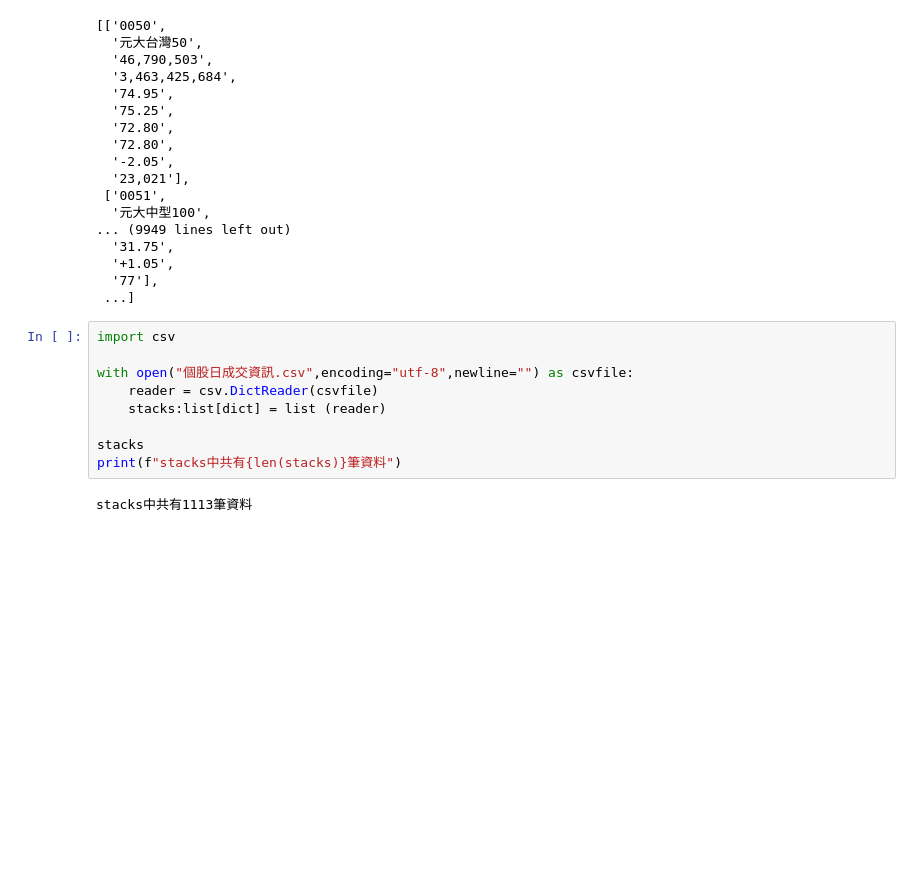
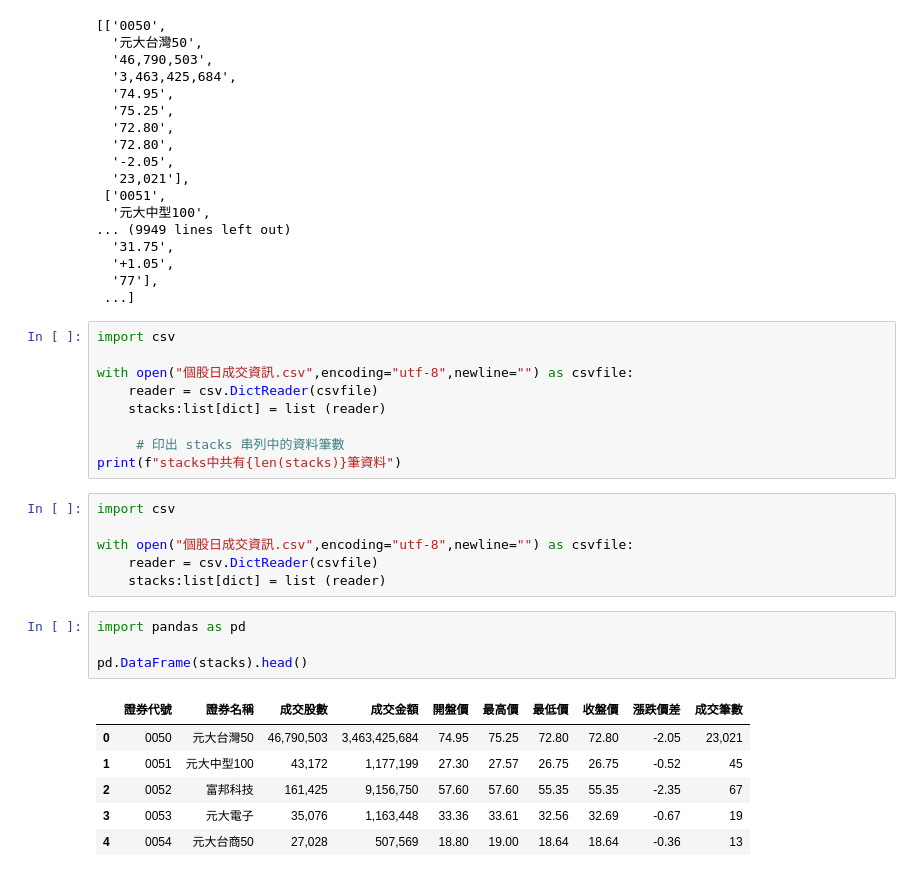
Before and after one commit to margart0114/Python_20250503, a Jupyter notebook: lesson10/lesson10_1.ipynb, the cells around one changed output. Drawn from its saved outputs; the diff is of its cells as text; blank space fills up the shorter version.

```diff
--- a/lesson10/lesson10_1.ipynb
+++ b/lesson10/lesson10_1.ipynb
@@ -33,7 +33,22 @@ with open("個股日成交資訊.csv",encoding="utf-8",newline="") as csvfile:
     reader = csv.DictReader(csvfile)
     stacks:list[dict] = list (reader)
 
-stacks
+     # 印出 stacks 串列中的資料筆數
 print(f"stacks中共有{len(stacks)}筆資料")
-# %% [output]
-stacks中共有1113筆資料
+# %%
+import csv
+
+with open("個股日成交資訊.csv",encoding="utf-8",newline="") as csvfile:
+    reader = csv.DictReader(csvfile)
+    stacks:list[dict] = list (reader)
+# %%
+import pandas as pd
+
+pd.DataFrame(stacks).head()
+# %% [output]
+|  | 證券代號 | 證券名稱 | 成交股數 | 成交金額 | 開盤價 | 最高價 | 最低價 | 收盤價 | 漲跌價差 | 成交筆數 |
+| 0 | 0050 | 元大台灣50 | 46,790,503 | 3,463,425,684 | 74.95 | 75.25 | 72.80 | 72.80 | -2.05 | 23,021 |
+| 1 | 0051 | 元大中型100 | 43,172 | 1,177,199 | 27.30 | 27.57 | 26.75 | 26.75 | -0.52 | 45 |
+| 2 | 0052 | 富邦科技 | 161,425 | 9,156,750 | 57.60 | 57.60 | 55.35 | 55.35 | -2.35 | 67 |
+| 3 | 0053 | 元大電子 | 35,076 | 1,163,448 | 33.36 | 33.61 | 32.56 | 32.69 | -0.67 | 19 |
+| 4 | 0054 | 元大台商50 | 27,028 | 507,569 | 18.80 | 19.00 | 18.64 | 18.64 | -0.36 | 13 |
```
